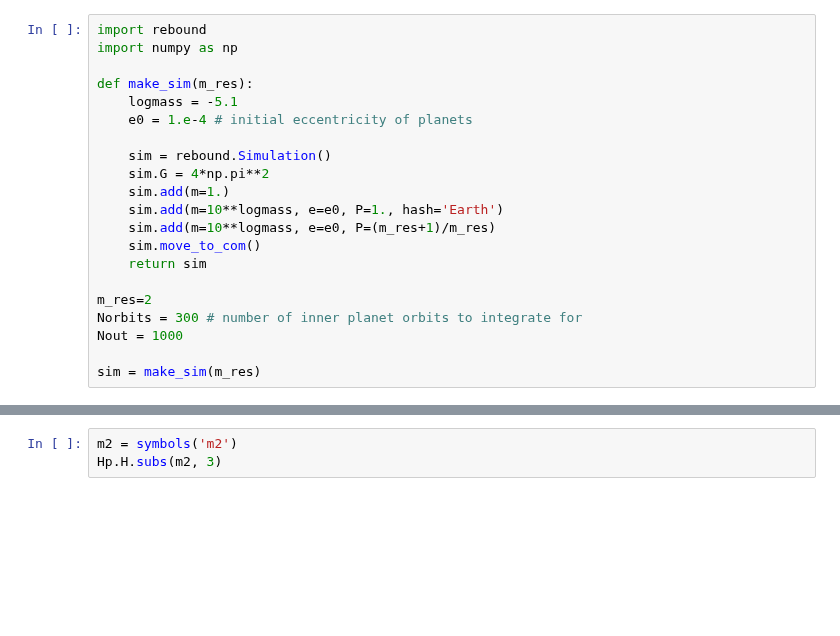
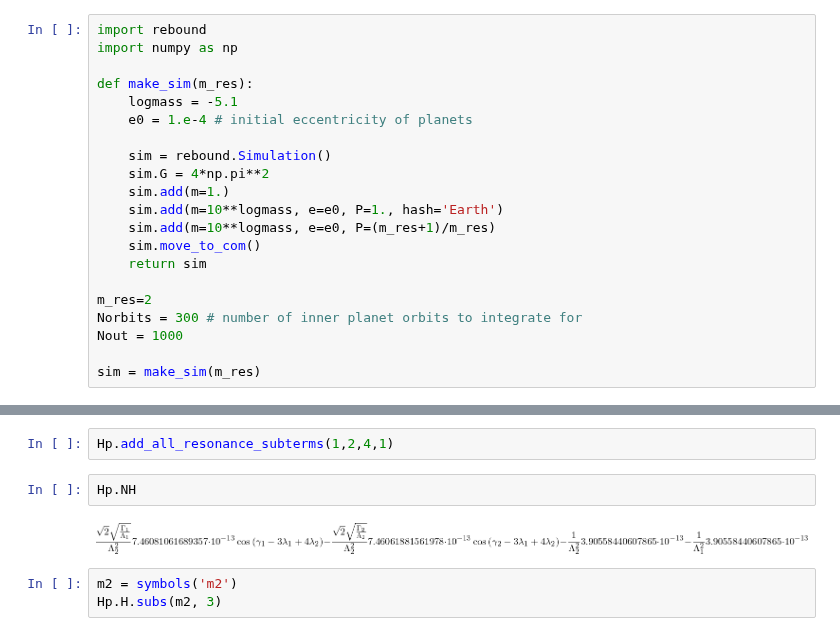
Before and after one commit to shadden/celmech, a Jupyter notebook: MMR.ipynb, the cells around one changed output, grey strips where cells are left out. Saved outputs shown, nothing was run; the diff lists cells and outputs as text; blank space fills up the shorter version.

```diff
--- a/MMR.ipynb
+++ b/MMR.ipynb
@@ -48,3 +54,9 @@ Hp.H
+# %%
+Hp.add_all_resonance_subterms(1,2,4,1)
+# %%
+Hp.NH
+# %% [output]
+[figure, added]
 # %%
 m2 = symbols('m2')
 Hp.H.subs(m2, 3)
```
Also changed, not shown: parts of 5 cells of this notebook, 1 other file.
